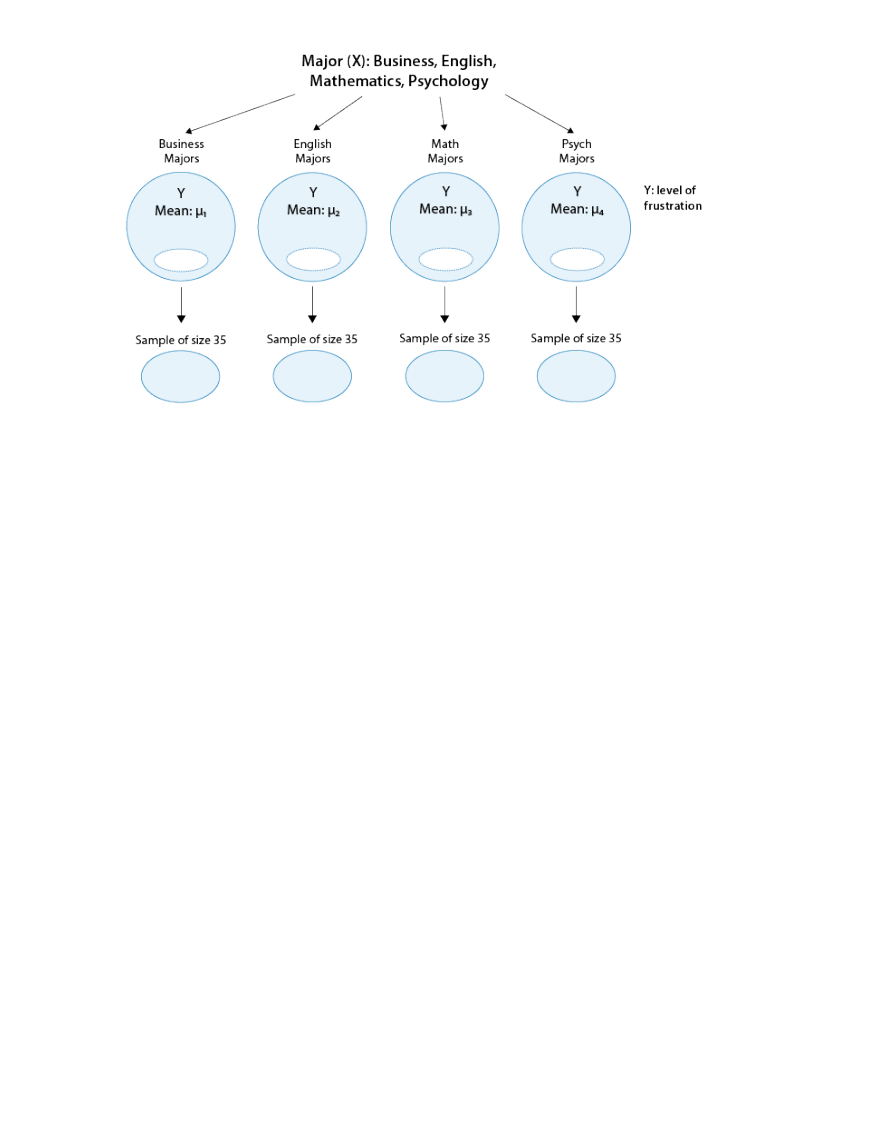
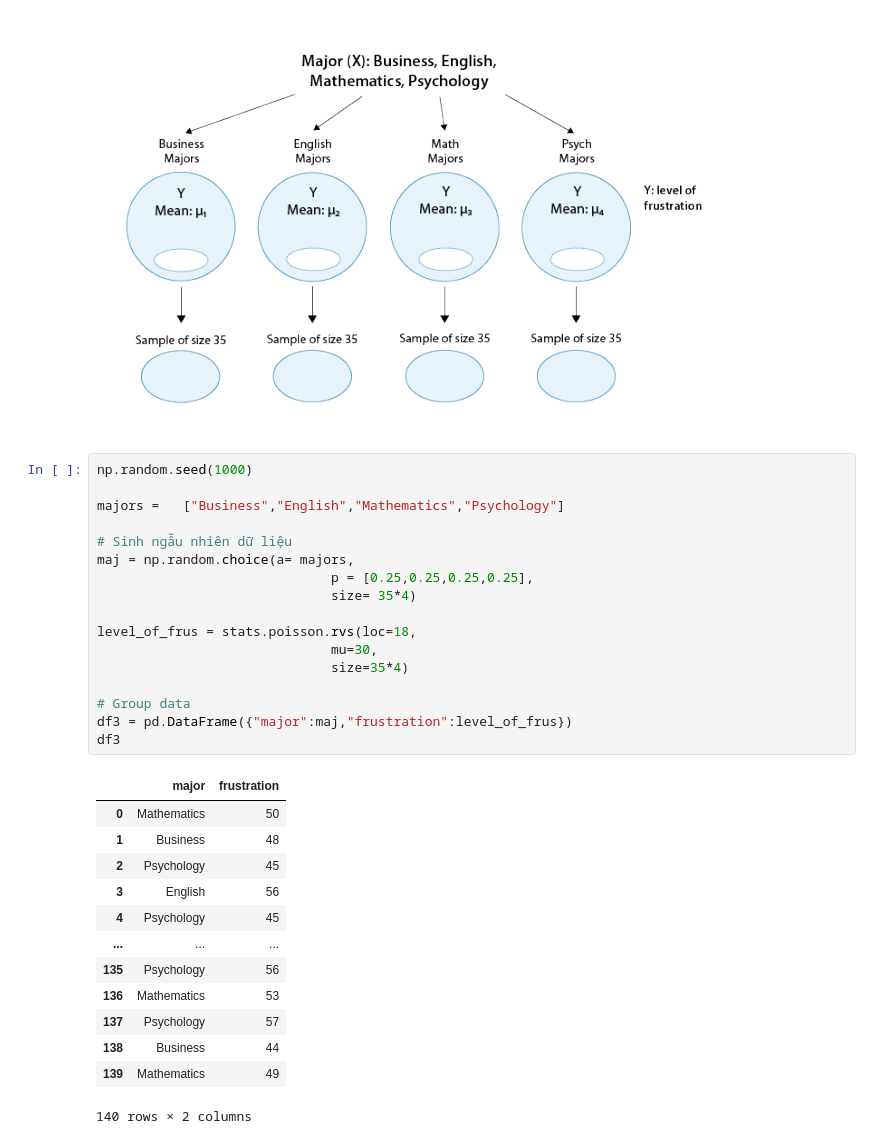
Before and after one commit to TDMVu18/PTDLPython, a Jupyter notebook: huong_dan_du_lieu_ANOVA.ipynb, the cells around one changed output. Cells and saved outputs as stored; diff of their text form; blank space fills up the shorter version.

```diff
--- a/huong_dan_du_lieu_ANOVA.ipynb
+++ b/huong_dan_du_lieu_ANOVA.ipynb
@@ -69,3 +144,34 @@ from IPython.display import Image
 Image("https://adata.site.wesleyan.edu/files/2017/10/Pic3.png")
 # %% [output]
 [figure]
+# %%
+np.random.seed(1000)
+
+majors =   ["Business","English","Mathematics","Psychology"]
+
+# Sinh ngẫu nhiên dữ liệu
+maj = np.random.choice(a= majors,
+                              p = [0.25,0.25,0.25,0.25],
+                              size= 35*4)
+
+level_of_frus = stats.poisson.rvs(loc=18,
+                              mu=30,
+                              size=35*4)
+
+# Group data
+df3 = pd.DataFrame({"major":maj,"frustration":level_of_frus})
+df3
+# %% [output]
+|  | major | frustration |
+| 0 | Mathematics | 50 |
+| 1 | Business | 48 |
+| 2 | Psychology | 45 |
+| 3 | English | 56 |
+| 4 | Psychology | 45 |
+| ... | ... | ... |
+| 135 | Psychology | 56 |
+| 136 | Mathematics | 53 |
+| 137 | Psychology | 57 |
+| 138 | Business | 44 |
+| 139 | Mathematics | 49 |
+140 rows × 2 columns
```
Also changed, not shown: parts of 15 cells of this notebook.
